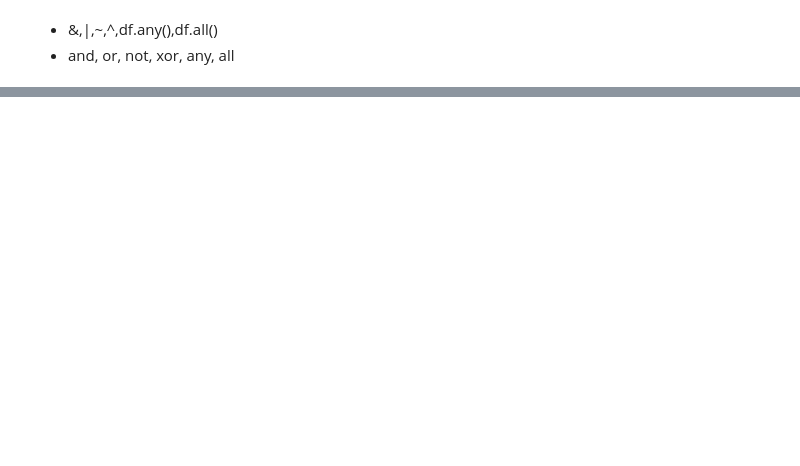
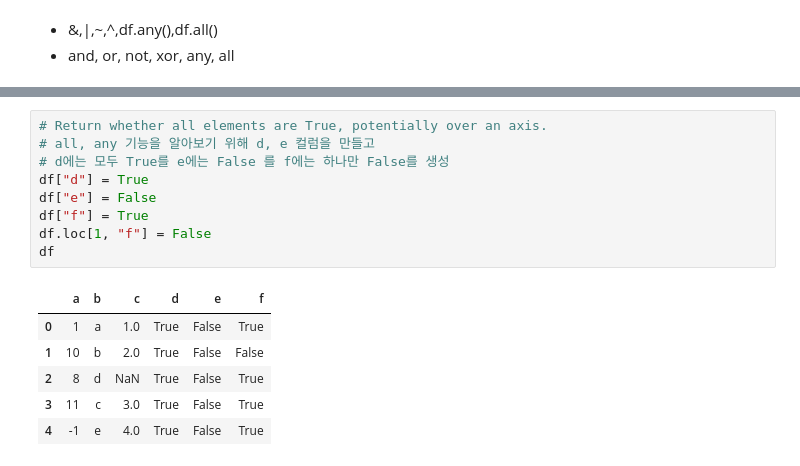
Before and after one commit to corazzon/cracking-the-pandas-cheat-sheet, a Jupyter notebook: 04-05-pandas_rows_Logic_in_Python_(and_pandas).ipynb, the cells around one changed output, grey strips where cells are left out. Saved outputs shown, nothing was run; the diff lists cells and outputs as text; blank space fills up the shorter version.

```diff
--- a/04-05-pandas_rows_Logic_in_Python_(and_pandas).ipynb
+++ b/04-05-pandas_rows_Logic_in_Python_(and_pandas).ipynb
@@ -54,0 +177,16 @@ df.nsmallest(3, 'a')
+# %%
+# Return whether all elements are True, potentially over an axis.
+# all, any 기능을 알아보기 위해 d, e 컬럼을 만들고
+# d에는 모두 True를 e에는 False 를 f에는 하나만 False를 생성
+df["d"] = True
+df["e"] = False
+df["f"] = True
+df.loc[1, "f"] = False
+df
+# %% [output]
+|  | a | b | c | d | e | f |
+| 0 | 1 | a | 1.0 | True | False | True |
+| 1 | 10 | b | 2.0 | True | False | False |
+| 2 | 8 | d | NaN | True | False | True |
+| 3 | 11 | c | 3.0 | True | False | True |
+| 4 | -1 | e | 4.0 | True | False | True |
```
Also changed, not shown: parts of 26 cells of this notebook.
